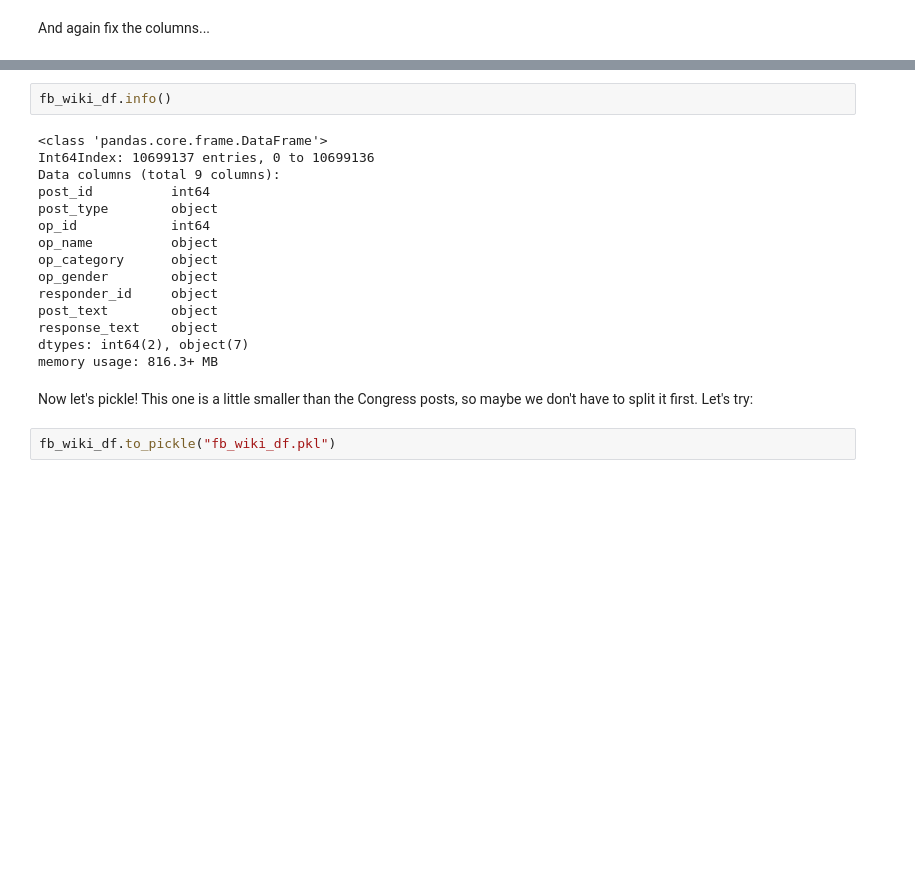
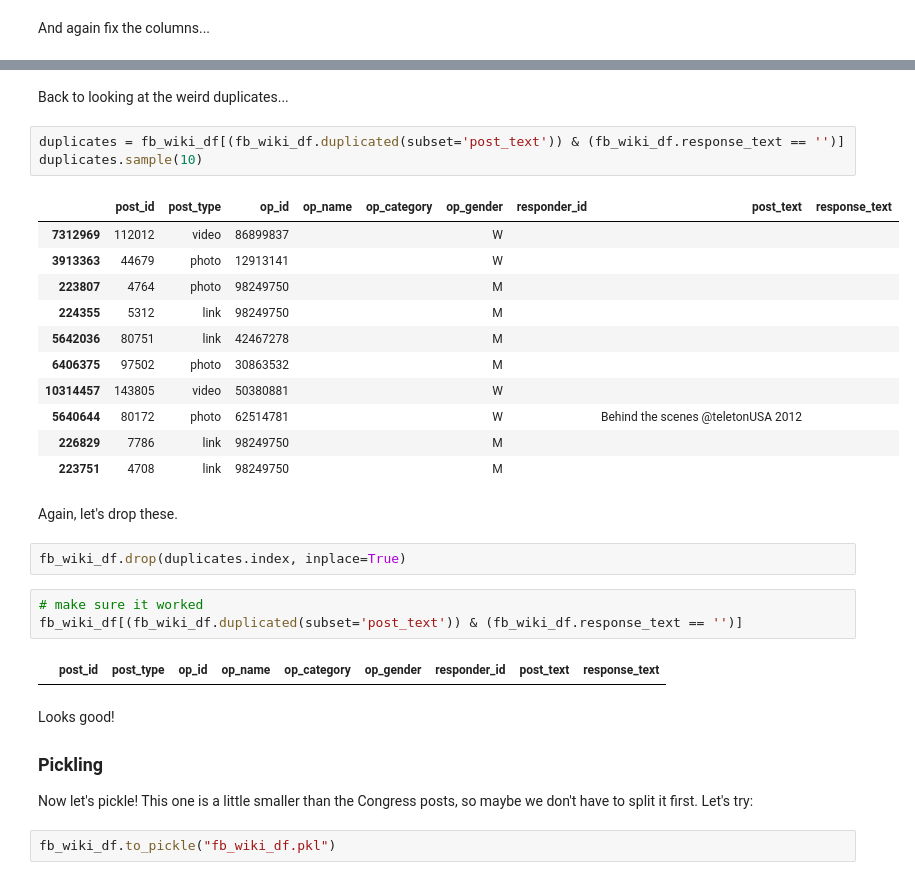
Before and after one commit to Data-Science-for-Linguists-2019/Gendered-Interaction-Online, a Jupyter notebook: exploratory_data_analysis/modifying_dataset.ipynb, the cells around one changed output, grey strips where cells are left out. Cells and saved outputs as stored; diff of their text form; blank space fills up the shorter version.

```diff
--- a/exploratory_data_analysis/modifying_dataset.ipynb
+++ b/exploratory_data_analysis/modifying_dataset.ipynb
@@ -447,24 +507,37 @@ fb_wiki_df.head()
 | 2 | 0 | photo | 11679984 | Byron Miranda | Wikipedia_American_television_new... | M | Darlene | Tornado watch in effect tonight. ... | Thanks, please keep us posted. |
 | 3 | 0 | photo | 11679984 | Byron Miranda | Wikipedia_American_television_new... | M | Cheryl | Tornado watch in effect tonight. ... | Thanks Byron |
 | 4 | 0 | photo | 11679984 | Byron Miranda | Wikipedia_American_television_new... | M | Melissa | Tornado watch in effect tonight. ... | [[STICKER]] |
-# %%
-fb_wiki_df.info()
-# %% [output]
-<class 'pandas.core.frame.DataFrame'>
-Int64Index: 10699137 entries, 0 to 10699136
-Data columns (total 9 columns):
-post_id          int64
-post_type        object
-op_id            int64
-op_name          object
-op_category      object
-op_gender        object
-responder_id     object
-post_text        object
-response_text    object
-dtypes: int64(2), object(7)
-memory usage: 816.3+ MB
+# %% [markdown]
+Back to looking at the weird duplicates...
+# %%
+duplicates = fb_wiki_df[(fb_wiki_df.duplicated(subset='post_text')) & (fb_wiki_df.response_text == '')]
+duplicates.sample(10)
+# %% [output]
+|  | post_id | post_type | op_id | op_name | op_category | op_gender | responder_id | post_text | response_text |
+| 7312969 | 112012 | video | 86899837 |  |  | W |  |  |  |
+| 3913363 | 44679 | photo | 12913141 |  |  | W |  |  |  |
+| 223807 | 4764 | photo | 98249750 |  |  | M |  |  |  |
+| 224355 | 5312 | link | 98249750 |  |  | M |  |  |  |
+| 5642036 | 80751 | link | 42467278 |  |  | M |  |  |  |
+| 6406375 | 97502 | photo | 30863532 |  |  | M |  |  |  |
+| 10314457 | 143805 | video | 50380881 |  |  | W |  |  |  |
+| 5640644 | 80172 | photo | 62514781 |  |  | W |  | Behind the scenes @teletonUSA 2012 |  |
+| 226829 | 7786 | link | 98249750 |  |  | M |  |  |  |
+| 223751 | 4708 | link | 98249750 |  |  | M |  |  |  |
+# %% [markdown]
+Again, let's drop these.
+# %%
+fb_wiki_df.drop(duplicates.index, inplace=True)
+# %%
+# make sure it worked
+fb_wiki_df[(fb_wiki_df.duplicated(subset='post_text')) & (fb_wiki_df.response_text == '')]
+# %% [output]
+|  | post_id | post_type | op_id | op_name | op_category | op_gender | responder_id | post_text | response_text |
 # %% [markdown]
+Looks good!
+
+### Pickling
+
 Now let's pickle! This one is a little smaller than the Congress posts, so maybe we don't have to split it first. Let's try:
 # %%
 fb_wiki_df.to_pickle("fb_wiki_df.pkl")
```
Also changed, not shown: parts of 41 cells of this notebook.
